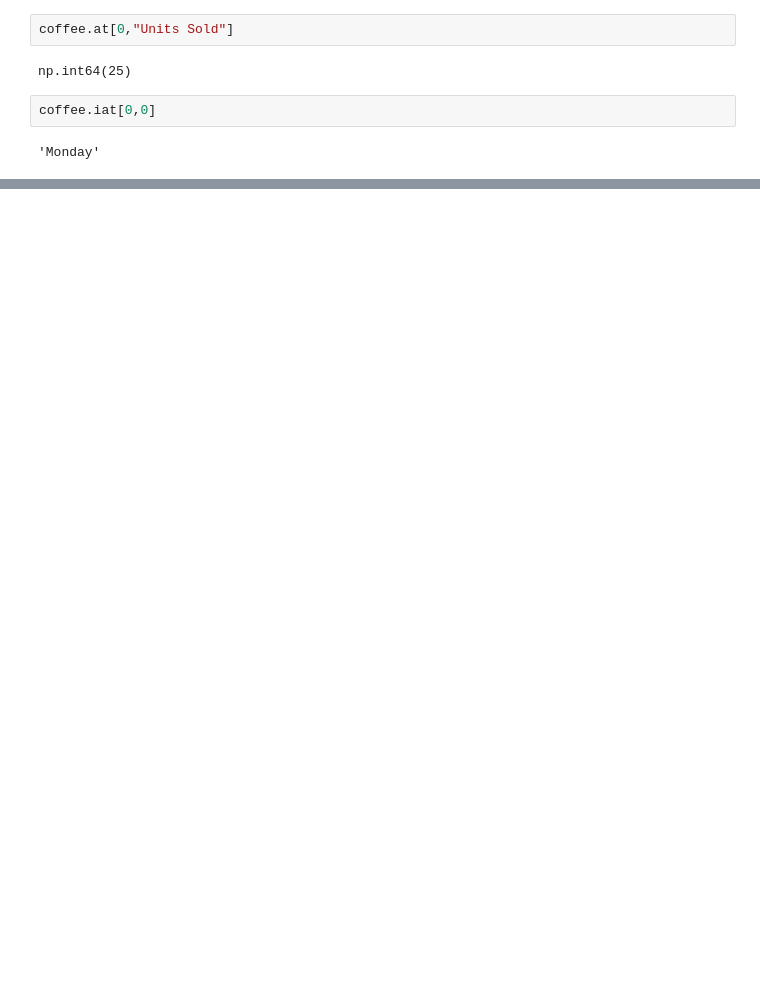
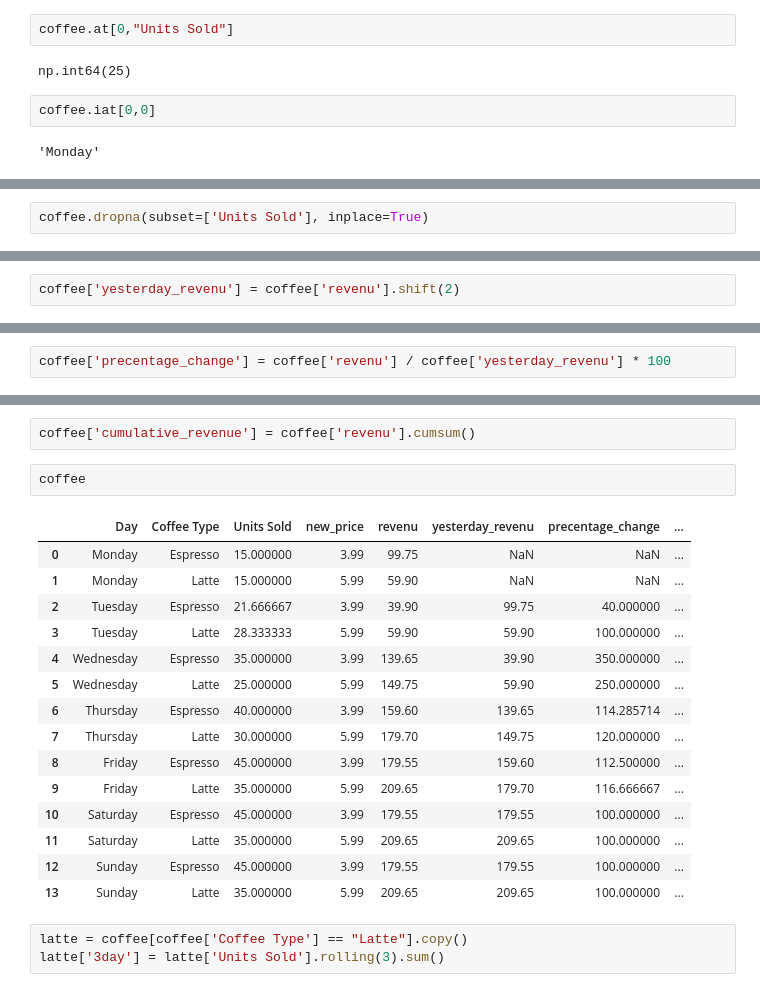
Before and after one commit to CodeEZ-Dev/Datascience_notes, a Jupyter notebook: pandas/pandas_tutorial.ipynb, the cells around one changed output, grey strips where cells are left out. Drawn from its saved outputs; the diff is of its cells as text; blank space fills up the shorter version.

```diff
--- a/pandas/pandas_tutorial.ipynb
+++ b/pandas/pandas_tutorial.ipynb
@@ -364,0 +1131,2 @@ coffee.iat[0,0]
+# %%
+coffee.dropna(subset=['Units Sold'], inplace=True)
@@ -364,0 +1332,2 @@ coffee.iat[0,0]
+# %%
+coffee['yesterday_revenu'] = coffee['revenu'].shift(2)
@@ -364,0 +1352,2 @@ coffee.iat[0,0]
+# %%
+coffee['precentage_change'] = coffee['revenu'] / coffee['yesterday_revenu'] * 100
@@ -364,0 +1388,23 @@ coffee.iat[0,0]
+# %%
+coffee['cumulative_revenue'] = coffee['revenu'].cumsum()
+# %%
+coffee
+# %% [output]
+|  | Day | Coffee Type | Units Sold | new_price | revenu | yesterday_revenu | precentage_change | ... |
+| 0 | Monday | Espresso | 15.000000 | 3.99 | 99.75 | NaN | NaN | ... |
+| 1 | Monday | Latte | 15.000000 | 5.99 | 59.90 | NaN | NaN | ... |
+| 2 | Tuesday | Espresso | 21.666667 | 3.99 | 39.90 | 99.75 | 40.000000 | ... |
+| 3 | Tuesday | Latte | 28.333333 | 5.99 | 59.90 | 59.90 | 100.000000 | ... |
+| 4 | Wednesday | Espresso | 35.000000 | 3.99 | 139.65 | 39.90 | 350.000000 | ... |
+| 5 | Wednesday | Latte | 25.000000 | 5.99 | 149.75 | 59.90 | 250.000000 | ... |
+| 6 | Thursday | Espresso | 40.000000 | 3.99 | 159.60 | 139.65 | 114.285714 | ... |
+| 7 | Thursday | Latte | 30.000000 | 5.99 | 179.70 | 149.75 | 120.000000 | ... |
+| 8 | Friday | Espresso | 45.000000 | 3.99 | 179.55 | 159.60 | 112.500000 | ... |
+| 9 | Friday | Latte | 35.000000 | 5.99 | 209.65 | 179.70 | 116.666667 | ... |
+| 10 | Saturday | Espresso | 45.000000 | 3.99 | 179.55 | 179.55 | 100.000000 | ... |
+| 11 | Saturday | Latte | 35.000000 | 5.99 | 209.65 | 209.65 | 100.000000 | ... |
+| 12 | Sunday | Espresso | 45.000000 | 3.99 | 179.55 | 179.55 | 100.000000 | ... |
+| 13 | Sunday | Latte | 35.000000 | 5.99 | 209.65 | 209.65 | 100.000000 | ... |
+# %%
+latte = coffee[coffee['Coffee Type'] == "Latte"].copy()
+latte['3day'] = latte['Units Sold'].rolling(3).sum()
```
Also changed, not shown: parts of 107 cells of this notebook, 2 other files.
